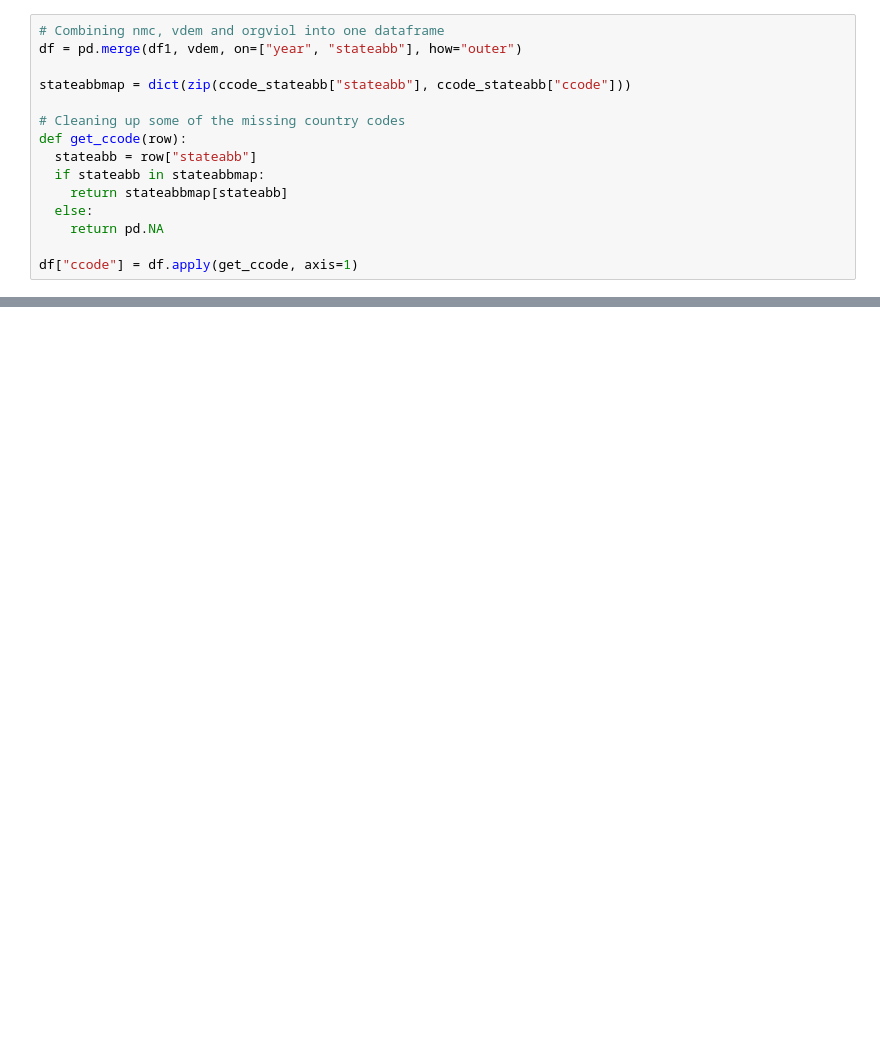
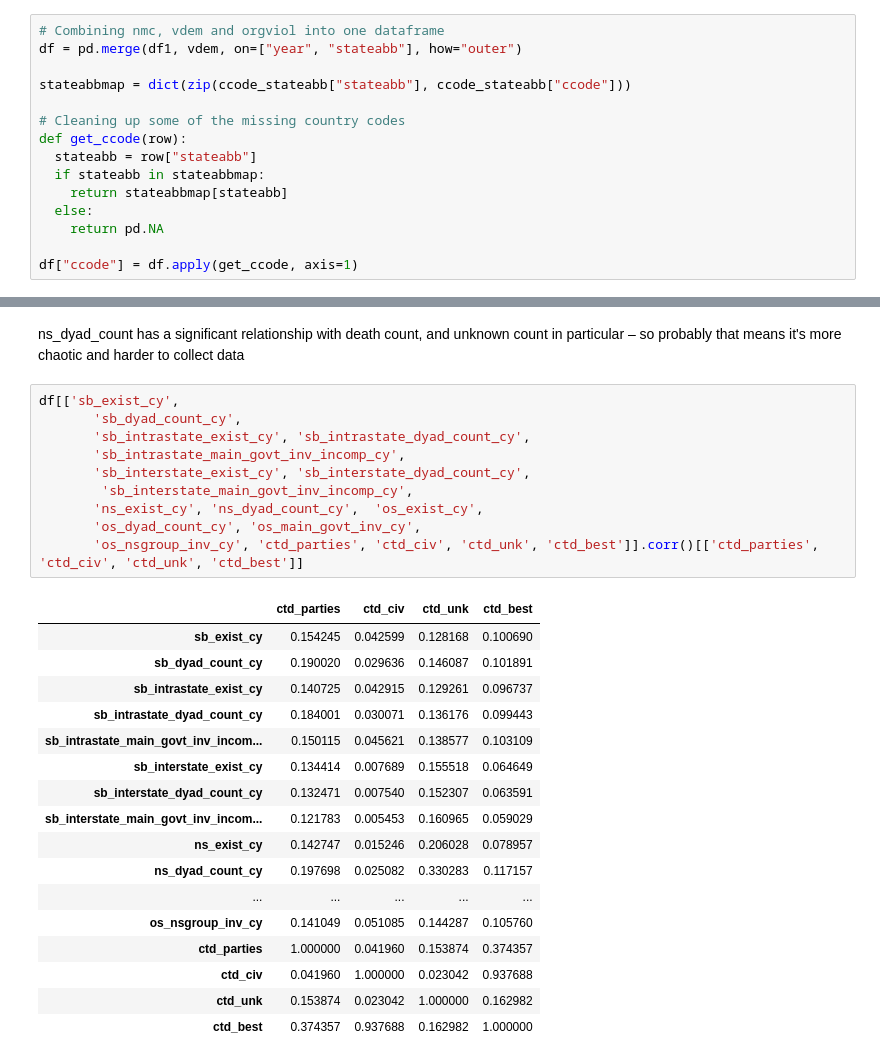
Before and after one commit to Traorasp/ML-Project-Proposal, a Jupyter notebook: ML_Project_Data_Cleanup.ipynb, the cells around one changed output, grey strips where cells are left out. Cells and saved outputs as stored; diff of their text form; blank space fills up the shorter version.

```diff
--- a/ML_Project_Data_Cleanup.ipynb
+++ b/ML_Project_Data_Cleanup.ipynb
@@ -48,0 +322,30 @@ df["ccode"] = df.apply(get_ccode, axis=1)
+# %% [markdown]
+ns_dyad_count has a significant relationship with death count, and unknown count in particular – so probably that means it's more chaotic and harder to collect data
+# %%
+df[['sb_exist_cy',
+       'sb_dyad_count_cy',
+       'sb_intrastate_exist_cy', 'sb_intrastate_dyad_count_cy',
+       'sb_intrastate_main_govt_inv_incomp_cy',
+       'sb_interstate_exist_cy', 'sb_interstate_dyad_count_cy',
+        'sb_interstate_main_govt_inv_incomp_cy',
+       'ns_exist_cy', 'ns_dyad_count_cy',  'os_exist_cy',
+       'os_dyad_count_cy', 'os_main_govt_inv_cy',
+       'os_nsgroup_inv_cy', 'ctd_parties', 'ctd_civ', 'ctd_unk', 'ctd_best']].corr()[['ctd_parties', 'ctd_civ', 'ctd_unk', 'ctd_best']]
+# %% [output]
+|  | ctd_parties | ctd_civ | ctd_unk | ctd_best |
+| sb_exist_cy | 0.154245 | 0.042599 | 0.128168 | 0.100690 |
+| sb_dyad_count_cy | 0.190020 | 0.029636 | 0.146087 | 0.101891 |
+| sb_intrastate_exist_cy | 0.140725 | 0.042915 | 0.129261 | 0.096737 |
+| sb_intrastate_dyad_count_cy | 0.184001 | 0.030071 | 0.136176 | 0.099443 |
+| sb_intrastate_main_govt_inv_incom... | 0.150115 | 0.045621 | 0.138577 | 0.103109 |
+| sb_interstate_exist_cy | 0.134414 | 0.007689 | 0.155518 | 0.064649 |
+| sb_interstate_dyad_count_cy | 0.132471 | 0.007540 | 0.152307 | 0.063591 |
+| sb_interstate_main_govt_inv_incom... | 0.121783 | 0.005453 | 0.160965 | 0.059029 |
+| ns_exist_cy | 0.142747 | 0.015246 | 0.206028 | 0.078957 |
+| ns_dyad_count_cy | 0.197698 | 0.025082 | 0.330283 | 0.117157 |
+| ... | ... | ... | ... | ... |
+| os_nsgroup_inv_cy | 0.141049 | 0.051085 | 0.144287 | 0.105760 |
+| ctd_parties | 1.000000 | 0.041960 | 0.153874 | 0.374357 |
+| ctd_civ | 0.041960 | 1.000000 | 0.023042 | 0.937688 |
+| ctd_unk | 0.153874 | 0.023042 | 1.000000 | 0.162982 |
+| ctd_best | 0.374357 | 0.937688 | 0.162982 | 1.000000 |
```
Also changed, not shown: parts of 27 cells of this notebook.
